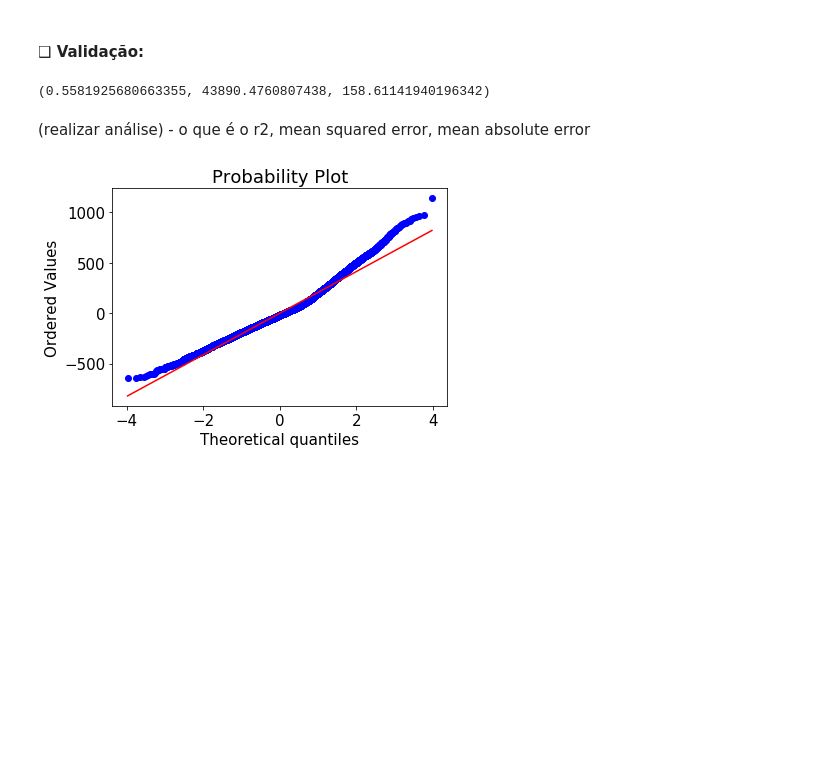
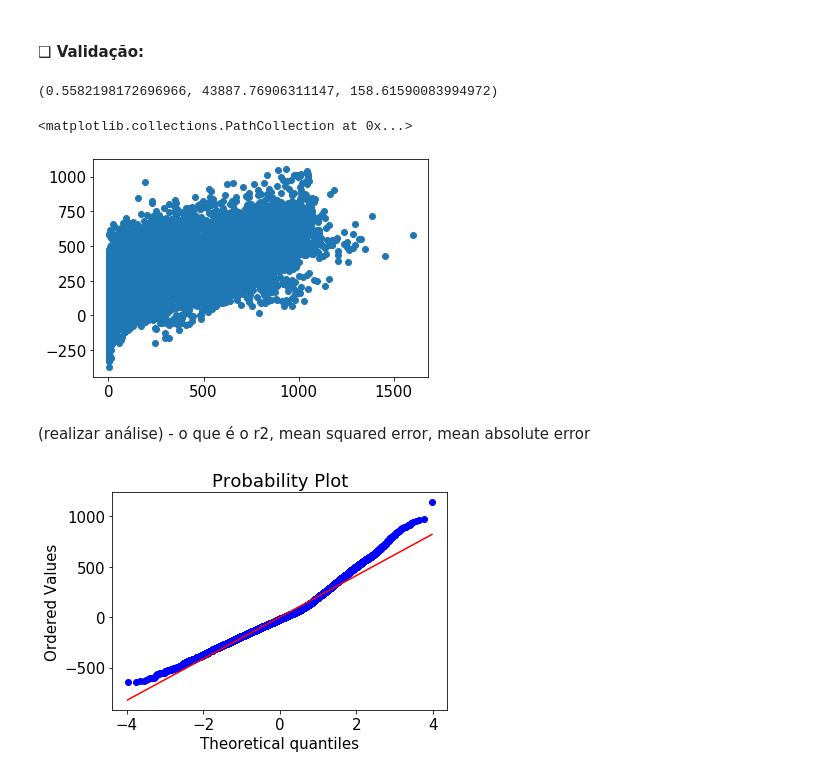
Before and after one commit to GustavoG-bot/projeto2data, a Jupyter notebook: projeto2.ipynb, the cells around one changed output. Saved outputs shown, nothing was run; the diff lists cells and outputs as text; code cells hidden in the pictures; blank space fills up the shorter version.

```diff
--- a/projeto2.ipynb
+++ b/projeto2.ipynb
@@ -539,15 +541,20 @@ plt.show()
 #### ❑ Validação:
 # %%
 #Fazendo comparação:
-X_testc = sm.add_constant(X_test.values)
+X_testc = sm.add_constant(X_test[['TempGraus','Pressao(atm)f','Umidade','Velocidade']].values)
 
-y_pred = results.predict(X_testc)
+y_pred = results3.predict(X_testc)
 
 #y_pred2 = results2.predict(X_testc)
 # %%
-r2_score(y_test, y_pred), mean_squared_error(y_test, y_pred), mean_absolute_error(y_test, y_pred)
+r2_score(y_test, y_pred), mean_squared_error(y_test, y_pred)**(1/2), mean_absolute_error(y_test, y_pred)
 # %% [output]
-(0.5581925680663355, 43890.4760807438, 158.61141940196342)
+(0.5582198172696966, 43887.76906311147, 158.61590083994972)
+# %%
+plt.scatter(y_test,y_pred)
+# %% [output]
+<matplotlib.collections.PathCollection at 0x...>
+[figure, added]
 # %% [markdown]
 (realizar análise) - o que é o r2, mean squared error, mean absolute error
 # %%
```
Also changed, not shown: parts of 14 cells of this notebook.
